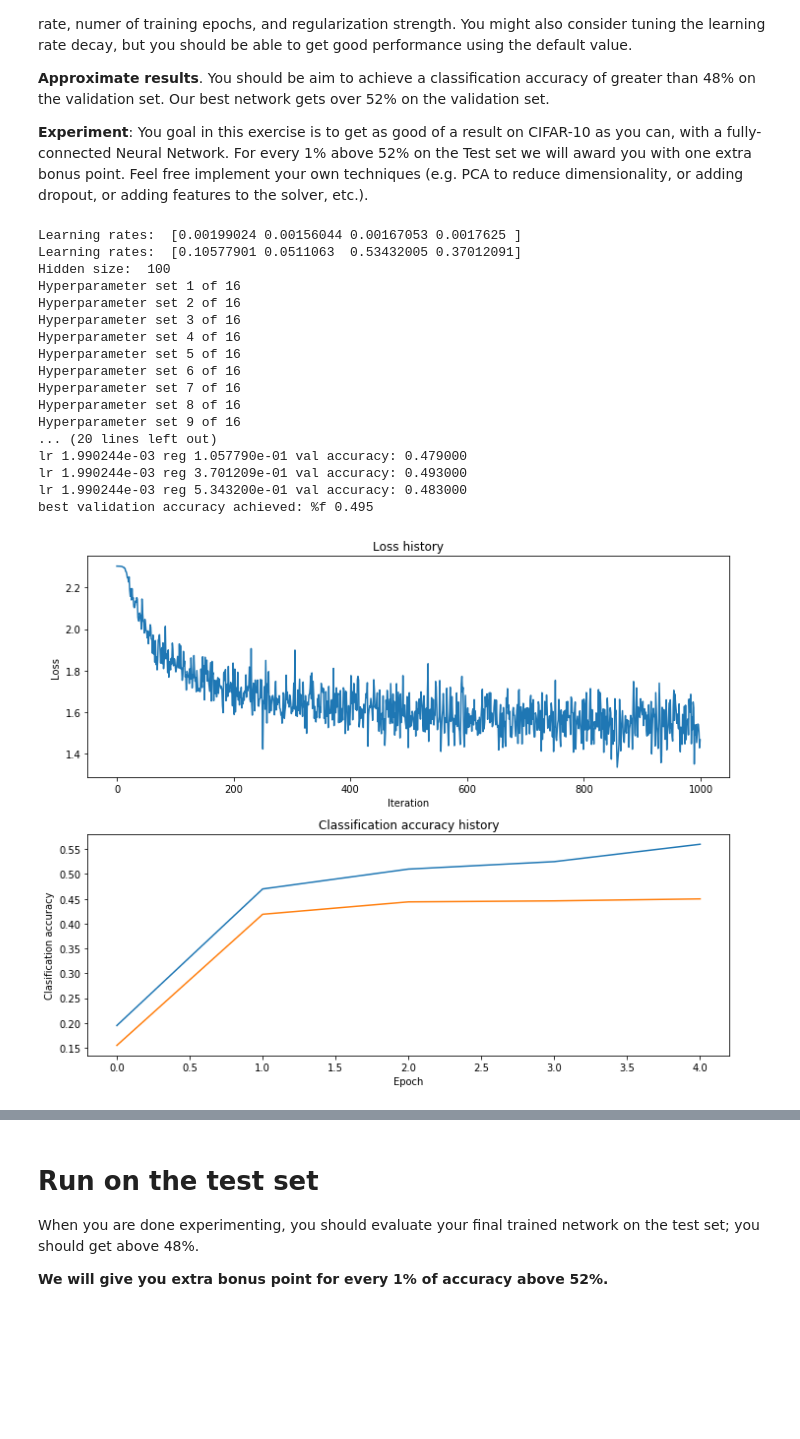
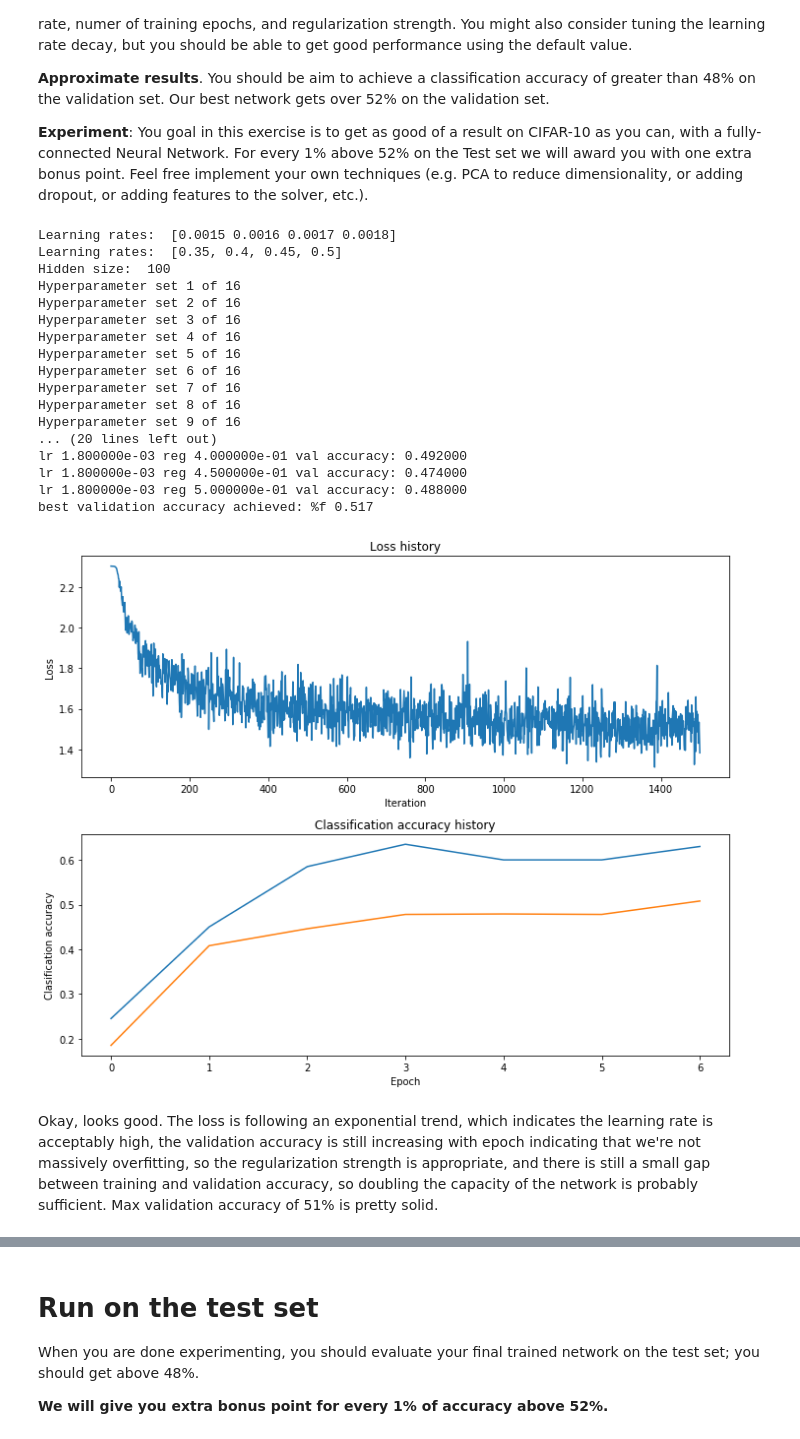
Before and after one commit to smeenehan/CS231n, a Jupyter notebook: assignment1/two_layer_net.ipynb, the cells around one changed output, grey strips where cells are left out. Cells and saved outputs as stored; diff of their text form; code cells hidden in the pictures; blank space fills up the shorter version.

Commit message:
Tightened hyperparameter search and increased training for NN problem; validation/test accuracies of 51/50%

```diff
--- a/assignment1/two_layer_net.ipynb
+++ b/assignment1/two_layer_net.ipynb
@@ -290,8 +290,8 @@ show_net_weights(net)
 results = {}
 best_net = None # store the best model into this
 best_acc = -1
-learning_rates = 10**np.random.uniform(-3.,-2.5,size=4)
-regs = 10**np.random.uniform(-1.5,0,size=4)
+learning_rates = np.array([1.5,1.6,1.7,1.8])*1e-3 #10**np.random.uniform(-3.,-2.5,size=4)
+regs = [0.35,0.4,0.45,0.5] #10**np.random.uniform(-1.5,0,size=4)
 hidden_size = 100
 num_params = len(learning_rates)*len(regs)
 param_cnt = 0
@@ -310,7 +310,7 @@ for params in product(learning_rates,regs):
 
     # Train the network
     stats = net.train(X_train, y_train, X_val, y_val,
-                      num_iters=1000, batch_size=200,
+                      num_iters=1500, batch_size=200,
                       learning_rate=rate, learning_rate_decay=0.95,
                       reg=reg, verbose=False)
 
@@ -330,40 +330,42 @@ for lr, reg in sorted(results):
 
 print('best validation accuracy achieved: %f',best_acc)
 
 # Plot the loss function and train / validation accuracies
 plt.subplot(2, 1, 1)
 plt.plot(best_stats['loss_history'])
 plt.title('Loss history')
 plt.xlabel('Iteration')
 plt.ylabel('Loss')
 
 plt.subplot(2, 1, 2)
 plt.plot(best_stats['train_acc_history'], label='train')
 plt.plot(best_stats['val_acc_history'], label='val')
 plt.title('Classification accuracy history')
 plt.xlabel('Epoch')
 plt.ylabel('Clasification accuracy')
 plt.tight_layout()
 plt.show()
 # %% [output]
-Learning rates:  [0.00199024 0.00156044 0.00167053 0.0017625 ]
-Learning rates:  [0.10577901 0.0511063  0.53432005 0.37012091]
+Learning rates:  [0.0015 0.0016 0.0017 0.0018]
+Learning rates:  [0.35, 0.4, 0.45, 0.5]
 Hidden size:  100
 Hyperparameter set 1 of 16
 Hyperparameter set 2 of 16
 Hyperparameter set 3 of 16
 Hyperparameter set 4 of 16
 Hyperparameter set 5 of 16
 Hyperparameter set 6 of 16
 Hyperparameter set 7 of 16
 Hyperparameter set 8 of 16
 Hyperparameter set 9 of 16
 ... (20 lines left out)
-lr 1.990244e-03 reg 1.057790e-01 val accuracy: 0.479000
-lr 1.990244e-03 reg 3.701209e-01 val accuracy: 0.493000
-lr 1.990244e-03 reg 5.343200e-01 val accuracy: 0.483000
-best validation accuracy achieved: %f 0.495
+lr 1.800000e-03 reg 4.000000e-01 val accuracy: 0.492000
+lr 1.800000e-03 reg 4.500000e-01 val accuracy: 0.474000
+lr 1.800000e-03 reg 5.000000e-01 val accuracy: 0.488000
+best validation accuracy achieved: %f 0.517
-[figure, old version]
+[figure, new version]
+# %% [markdown]
+Okay, looks good. The loss is following an exponential trend, which indicates the learning rate is acceptably high, the validation accuracy is still increasing with epoch indicating that we're not massively overfitting, so the regularization strength is appropriate, and there is still a small gap between training and validation accuracy, so doubling the capacity of the network is probably sufficient. Max validation accuracy of 51% is pretty solid.
 # %%
 x_scatter = np.log10([x[0] for x in results])
 y_scatter = np.log10([x[1] for x in results])
```
Also changed, not shown: parts of 5 cells of this notebook.
